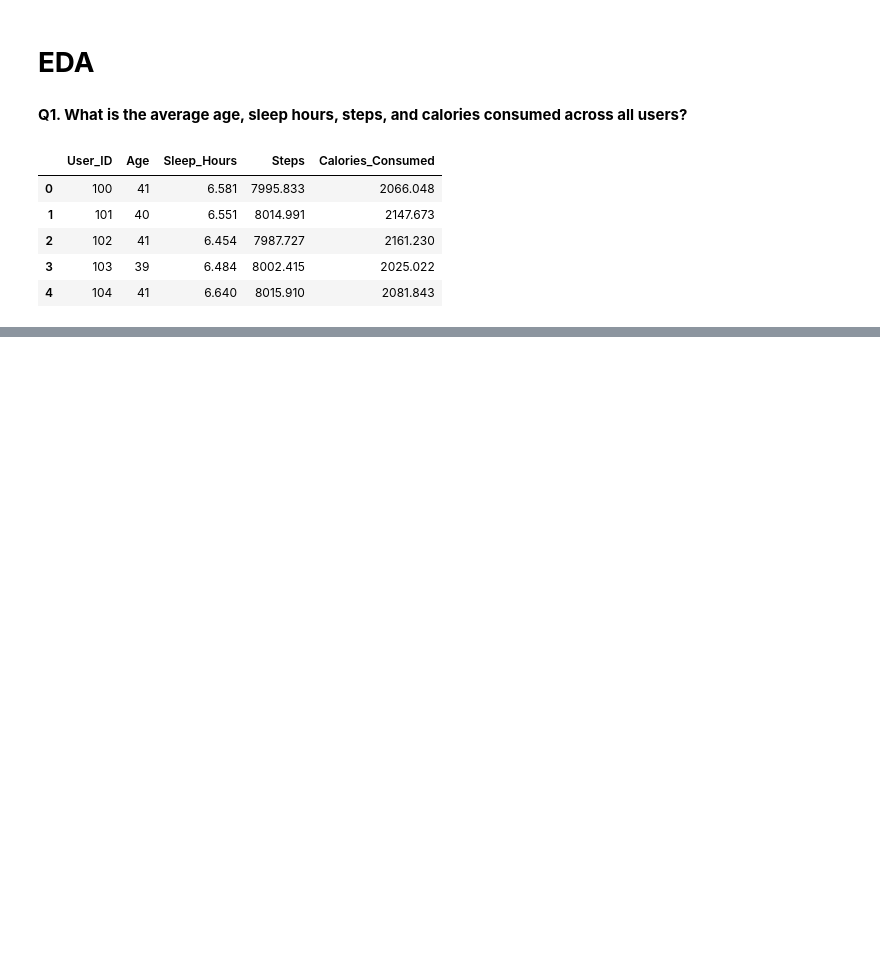
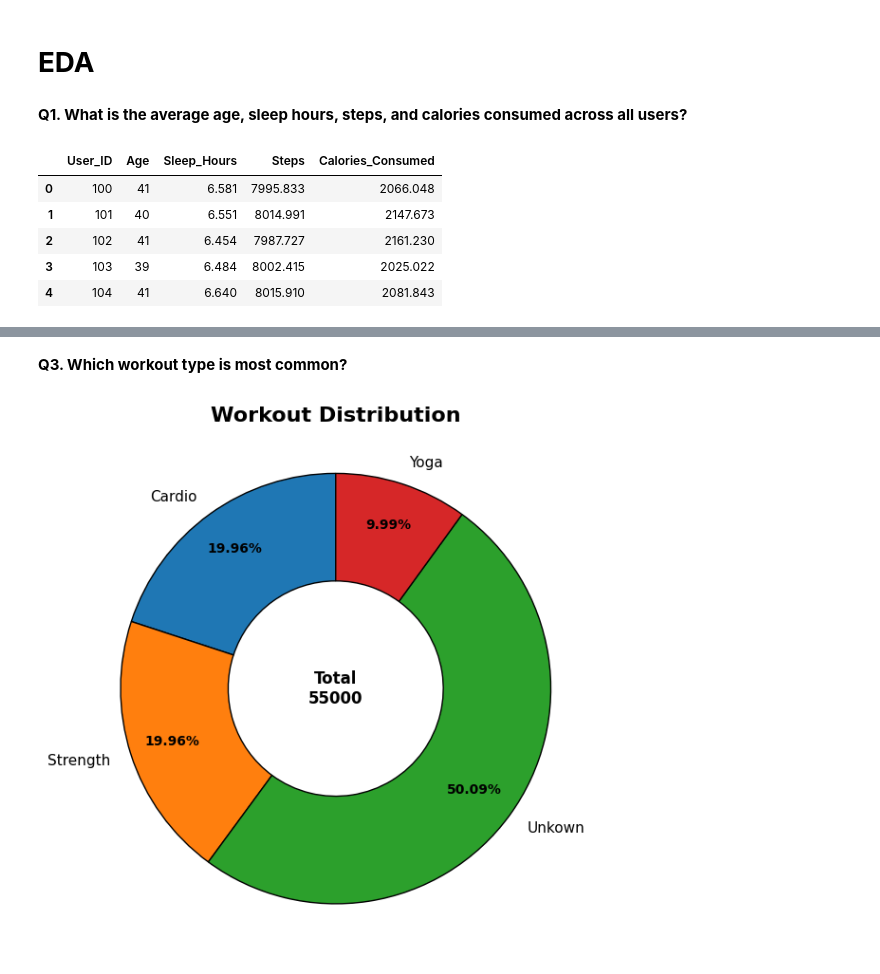
Before and after one commit to Abhaypanchal5/Data-Analytics-Portfolio, a Jupyter notebook: 04_End-To-End-Project/LifeStyle/NoteBook/LifeStyle.ipynb, the cells around one changed output, grey strips where cells are left out. Saved outputs shown, nothing was run; the diff lists cells and outputs as text; code cells hidden in the pictures; blank space fills up the shorter version.

```diff
--- a/04_End-To-End-Project/LifeStyle/NoteBook/LifeStyle.ipynb
+++ b/04_End-To-End-Project/LifeStyle/NoteBook/LifeStyle.ipynb
@@ -172,0 +208,38 @@ df_avg.head()
+# %% [markdown]
+**Q3. Which workout type is most common?**
+# %%
+# df_workout = df_copy[df_copy['Workout_Type']!='Unkown']
+df_workout = df_copy
+df_workout = df_workout.groupby('Workout_Type')['Workout_Type'].size()
+df_workout
+
+fig, ax = plt.subplots(figsize=(6,6))
+
+wedges, texts, autotexts = ax.pie(
+    df_workout.values,
+    labels=df_workout.index,
+    autopct='%1.2f%%',
+    startangle=90,
+    wedgeprops={'width':0.5, 'edgecolor':'black'},
+    pctdistance=0.8
+)
+
+# Improve text styling
+for text in texts:
+    text.set_fontsize(11)
+
+for autotext in autotexts:
+    autotext.set_fontsize(10)
+    autotext.set_weight('bold')
+
+# Center text (nice touch)
+ax.text(0, 0, f"Total\n{df_workout.sum()}",
+        ha='center', va='center', fontsize=12, weight='bold')
+
+ax.set_title("Workout Distribution", fontsize=16, weight='bold')
+ax.axis('equal')
+
+plt.tight_layout()
+plt.show()
+# %% [output]
+[figure, added]
```
Also changed, not shown: parts of 4 cells of this notebook.
